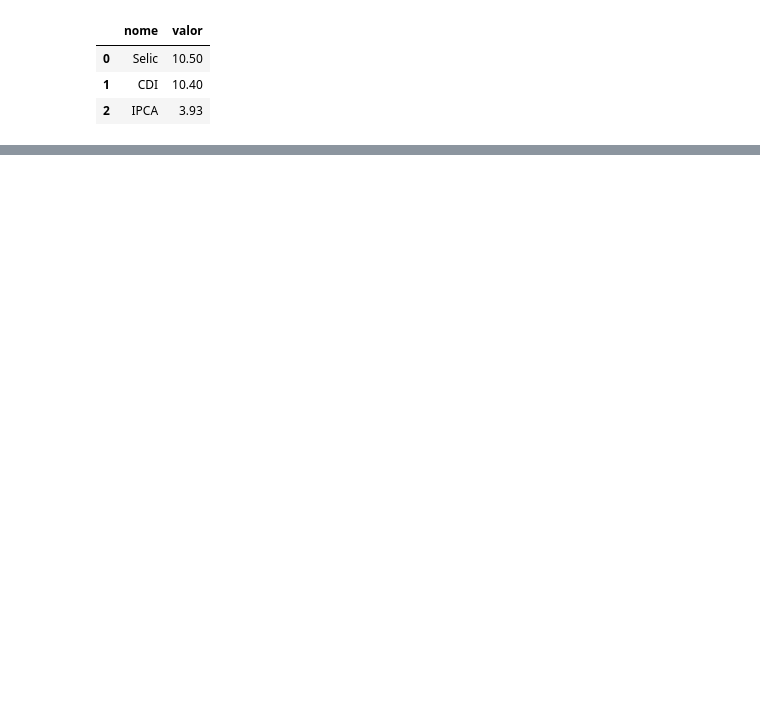
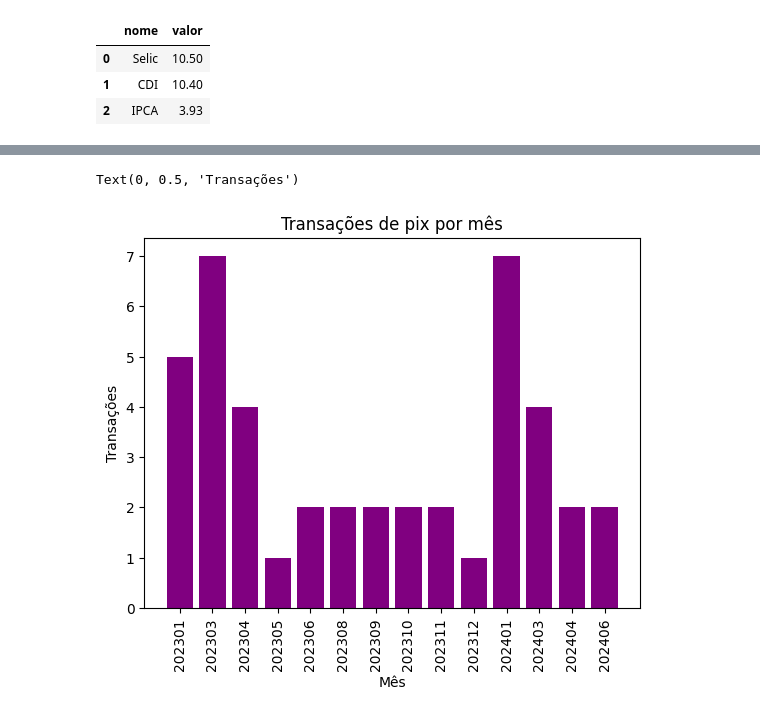
Before and after one commit to DaviZeferino/coder_python_turma58870, a Jupyter notebook: Projeto_Final/Davi_Zeferino_dos_Santos_Projeto_Final.ipynb, the cells around one changed output, grey strips where cells are left out. Saved outputs shown, nothing was run; the diff lists cells and outputs as text; code cells hidden in the pictures; blank space fills up the shorter version.

```diff
--- a/Projeto_Final/Davi_Zeferino_dos_Santos_Projeto_Final.ipynb
+++ b/Projeto_Final/Davi_Zeferino_dos_Santos_Projeto_Final.ipynb
@@ -79,0 +238,8 @@ pix.tail()
+# %%
+
+pix = carrega_bd("pix")
+bancos = carrega_bd("bancos")
+
+transacao = bancos.merge(pix,on='ispb',how='inner')
+transacao = transacao.loc[transacao['inicio_operacao'] >= '2023-01-01']
+transacao.sort_values('nome', ascending=False).head()
@@ -79,0 +253,12 @@ pix.tail()
+# %%
+Transacao_agg = transacao.groupby('mes_operacao')['nome_reduzido'].count().reset_index()
+
+#barras
+plt.bar(Transacao_agg['mes_operacao'], Transacao_agg['nome_reduzido'],  color='purple')
+plt.xticks(rotation=90)
+plt.title("Transações de pix por mês")
+plt.xlabel("Mês")
+plt.ylabel("Transações")
+# %% [output]
+Text(0, 0.5, 'Transações')
+[figure, added]
```
Also changed, not shown: parts of 34 cells of this notebook.
